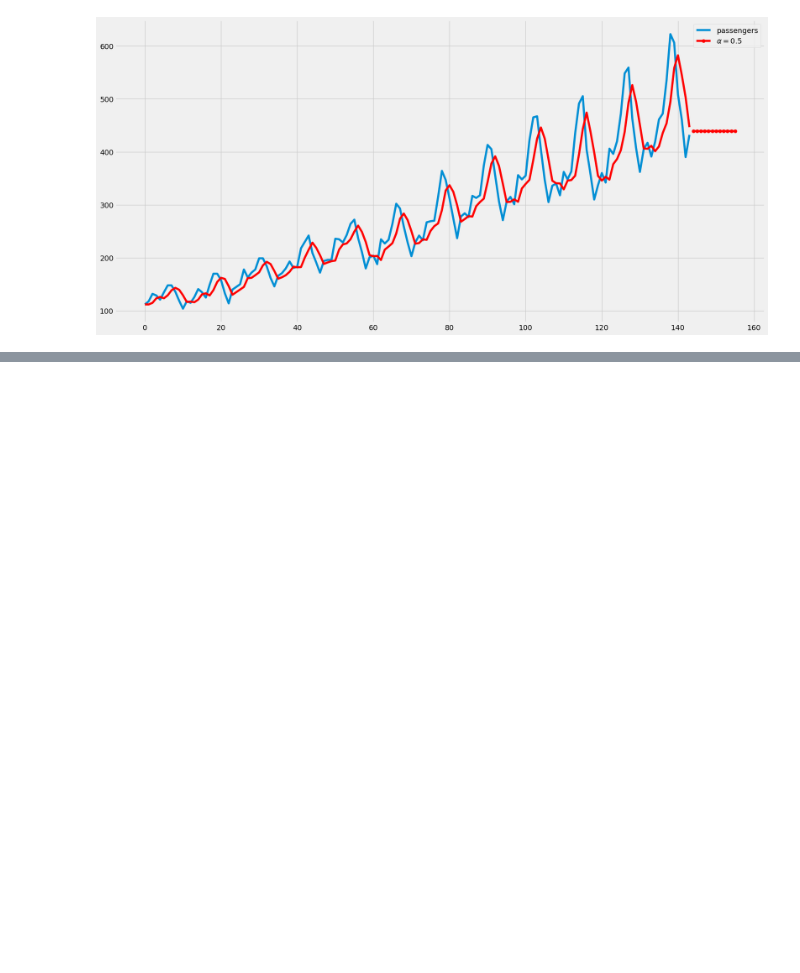
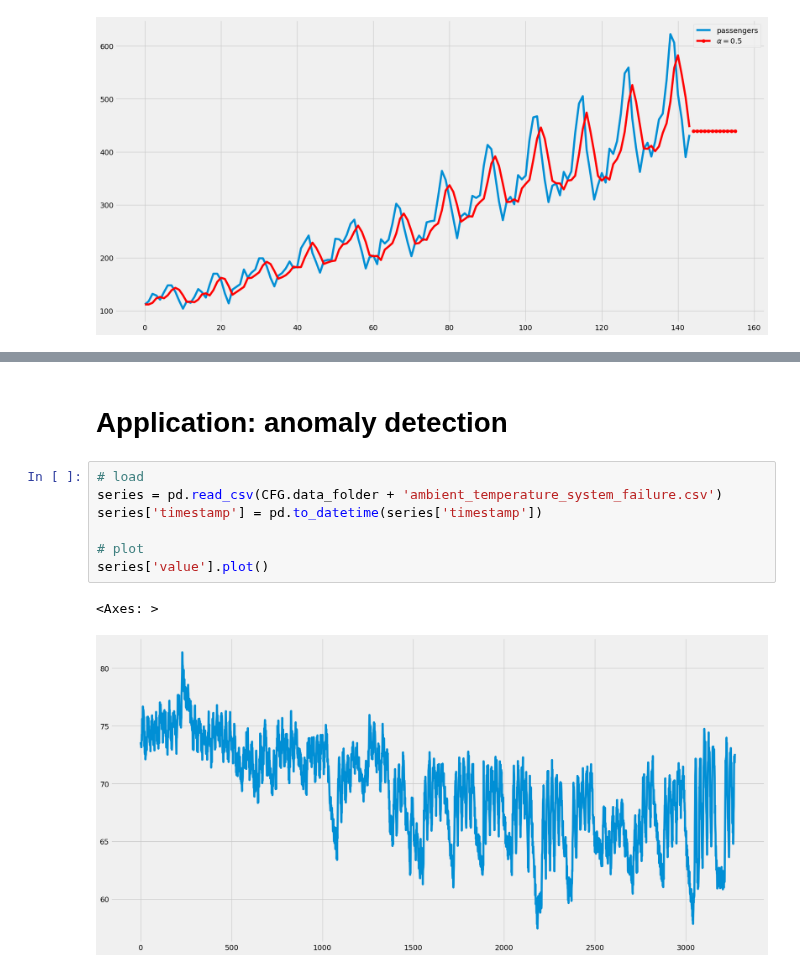
Before and after one commit to tng-konrad/time-series-with-Konrad, a Jupyter notebook: m02-smoothing-methods.ipynb, the cells around one changed output, grey strips where cells are left out. Saved outputs shown, nothing was run; the diff lists cells and outputs as text; blank space fills up the shorter version.

```diff
--- a/m02-smoothing-methods.ipynb
+++ b/m02-smoothing-methods.ipynb
@@ -182,0 +273,12 @@ This code snippet applies simple exponential smoothing to the "passengers" datas
+# %% [markdown]
+# Application: anomaly detection
+# %%
+# load
+series = pd.read_csv(CFG.data_folder + 'ambient_temperature_system_failure.csv')
+series['timestamp'] = pd.to_datetime(series['timestamp'])
+
+# plot
+series['value'].plot()
+# %% [output]
+<Axes: >
+[figure, added]
```
Also changed, not shown: parts of 33 cells of this notebook.
